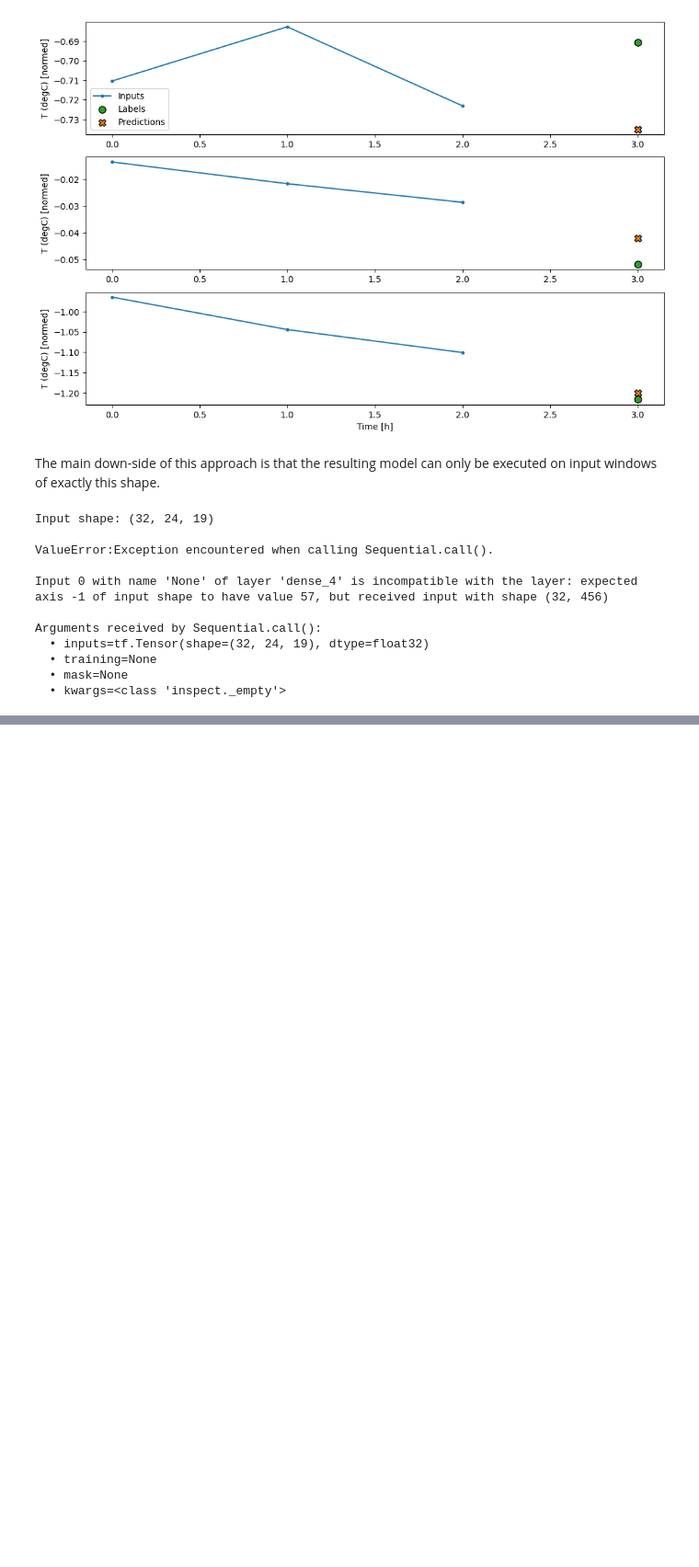
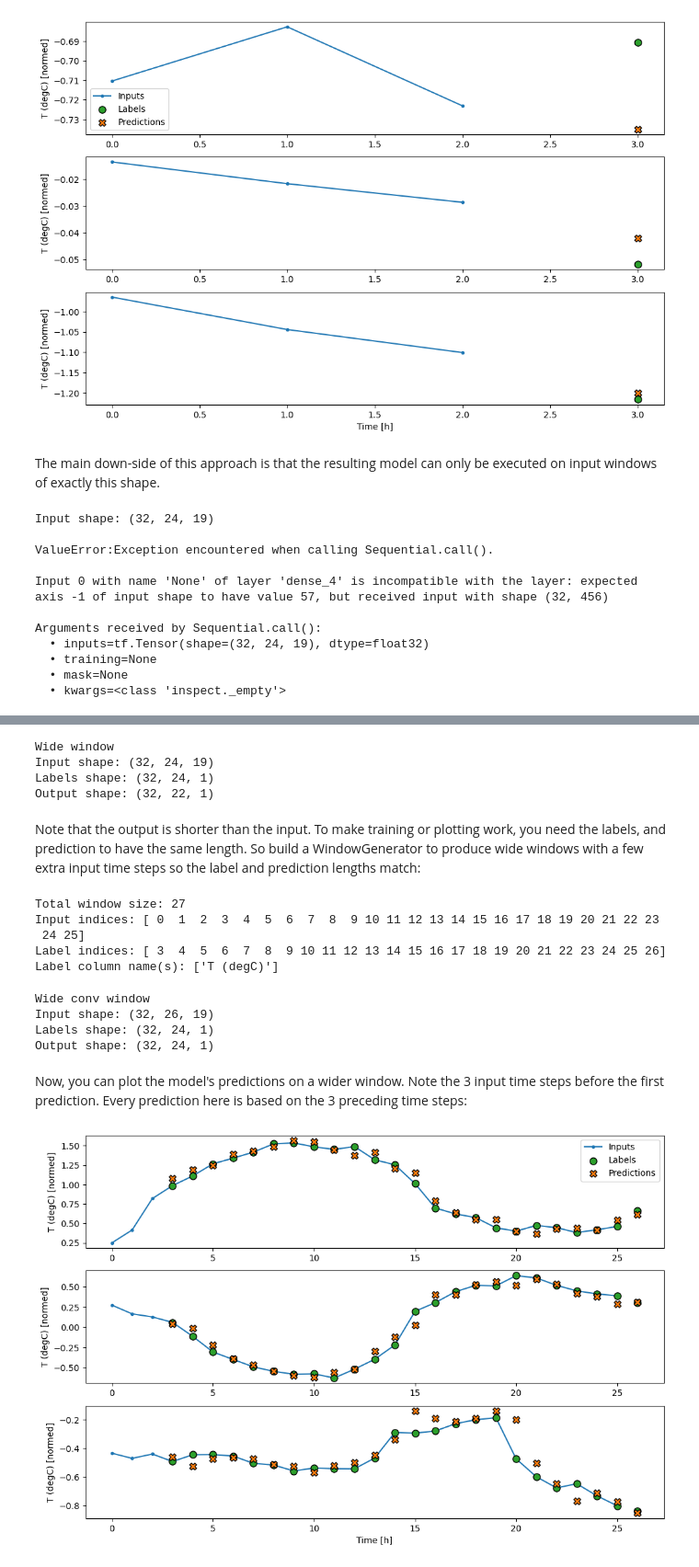
Before and after one commit to Amen1Ftirich/wheather-LLM-model-correlation-analysis, a Jupyter notebook: main_model.ipynb, the cells around one changed output, grey strips where cells are left out. Shown at 92% size. Saved outputs shown, nothing was run; the diff lists cells and outputs as text; code cells hidden in the pictures; blank space fills up the shorter version.

```diff
--- a/main_model.ipynb
+++ b/main_model.ipynb
@@ -760,0 +771,8 @@ Arguments received by Sequential.call():
+# %%
+conv_model = tf.keras.Sequential([
+    tf.keras.layers.Conv1D(filters=32,
+                           kernel_size=(CONV_WIDTH,),
+                           activation='relu'),
+    tf.keras.layers.Dense(units=32, activation='relu'),
+    tf.keras.layers.Dense(units=1),
+])
@@ -760,0 +803,44 @@ Arguments received by Sequential.call():
+# %%
+print("Wide window")
+print('Input shape:', wide_window.example[0].shape)
+print('Labels shape:', wide_window.example[1].shape)
+print('Output shape:', conv_model(wide_window.example[0]).shape)
+# %% [output]
+Wide window
+Input shape: (32, 24, 19)
+Labels shape: (32, 24, 1)
+Output shape: (32, 22, 1)
+# %% [markdown]
+Note that the output is shorter than the input. To make training or plotting work, you need the labels, and prediction to have the same length. So build a WindowGenerator to produce wide windows with a few extra input time steps so the label and prediction lengths match:
+# %%
+LABEL_WIDTH = 24
+INPUT_WIDTH = LABEL_WIDTH + (CONV_WIDTH - 1)
+wide_conv_window = WindowGenerator(
+    input_width=INPUT_WIDTH,
+    label_width=LABEL_WIDTH,
+    shift=1,
+    label_columns=['T (degC)'])
+
+wide_conv_window
+# %% [output]
+Total window size: 27
+Input indices: [ 0  1  2  3  4  5  6  7  8  9 10 11 12 13 14 15 16 17 18 19 20 21 22 23
+ 24 25]
+Label indices: [ 3  4  5  6  7  8  9 10 11 12 13 14 15 16 17 18 19 20 21 22 23 24 25 26]
+Label column name(s): ['T (degC)']
+# %%
+print("Wide conv window")
+print('Input shape:', wide_conv_window.example[0].shape)
+print('Labels shape:', wide_conv_window.example[1].shape)
+print('Output shape:', conv_model(wide_conv_window.example[0]).shape)
+# %% [output]
+Wide conv window
+Input shape: (32, 26, 19)
+Labels shape: (32, 24, 1)
+Output shape: (32, 24, 1)
+# %% [markdown]
+Now, you can plot the model's predictions on a wider window. Note the 3 input time steps before the first prediction. Every prediction here is based on the 3 preceding time steps:
+# %%
+wide_conv_window.plot(conv_model)
+# %% [output]
+[figure, added]
```
Also changed, not shown: parts of 6 cells of this notebook.
